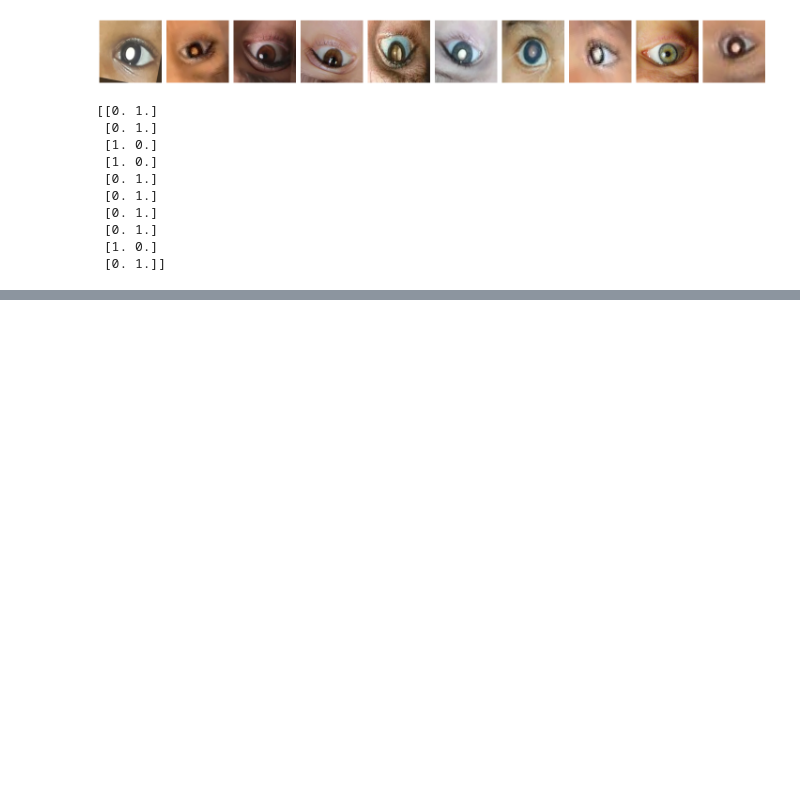
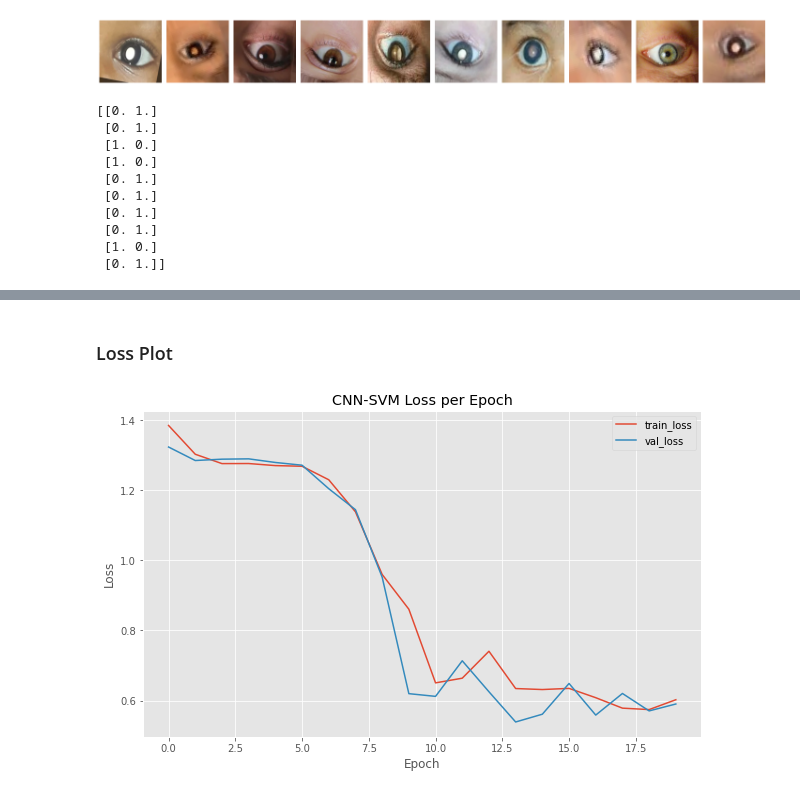
Before and after one commit to hugomuhammad/MachineLearning-ClearVis, a Jupyter notebook: Retinoblastoma_Detection.ipynb, the cells around one changed output, grey strips where cells are left out. Cells and saved outputs as stored; diff of their text form; code cells hidden in the pictures; blank space fills up the shorter version.

```diff
--- a/Retinoblastoma_Detection.ipynb
+++ b/Retinoblastoma_Detection.ipynb
@@ -540,0 +234,19 @@ with open('model_VGGBased-3_multiclass.tflite', 'wb') as f:
+# %% [markdown]
+### Loss Plot
+# %%
+# plot the training loss and accuracy on every epochs
+
+log_data = pd.read_csv('training_history/model_training.log', sep=',', engine='python')
+
+plt.style.use("ggplot")
+plt.figure(figsize=(10, 6))
+plt.plot(np.arange(0, 20), log_data["loss"], label="train_loss")
+plt.plot(np.arange(0, 20), log_data["val_loss"], label="val_loss")
+plt.title("CNN-SVM Loss per Epoch")
+plt.xlabel("Epoch")
+plt.ylabel("Loss")
+plt.legend(loc="upper right")
+#plt.savefig('plot/CNN-SVM/loss_plot.png')
+plt.show()
+# %% [output]
+[figure, added]
```
Also changed, not shown: parts of 79 cells of this notebook.
